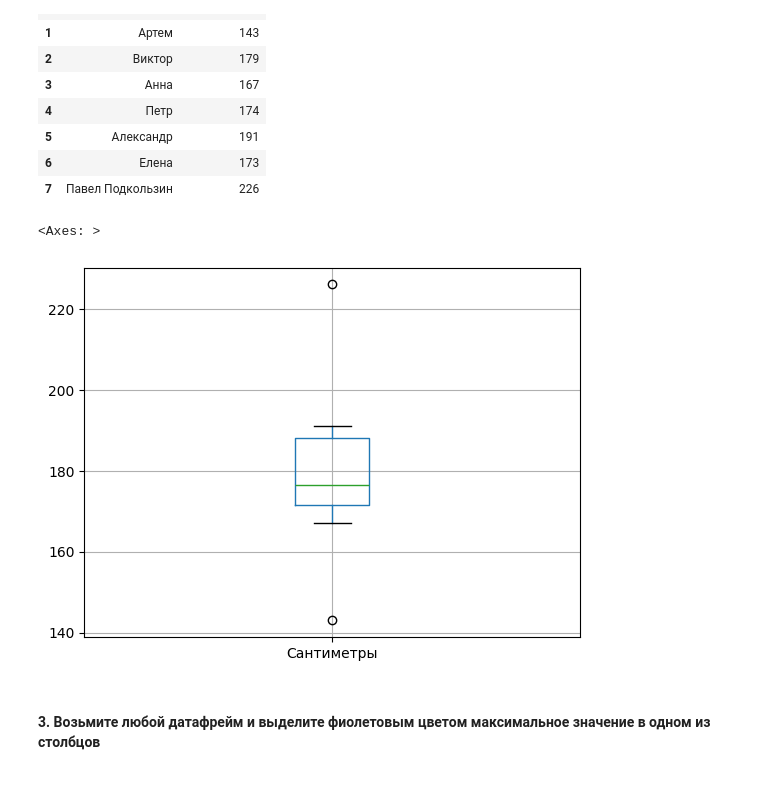
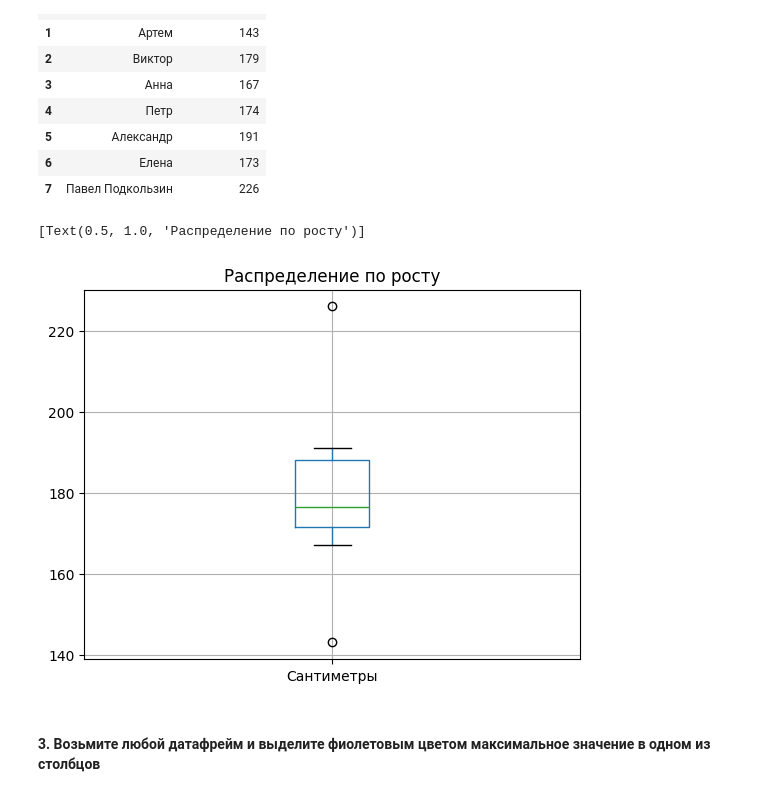
Before and after one commit to tanya25pm/reposit1, a Jupyter notebook: 1/Альфа-тест/ДЗ_4_pandas_Леонтьева Татьяна.ipynb, the cells around one changed output. Cells and saved outputs as stored; diff of their text form; code cells hidden in the pictures.

```diff
--- a/1/Альфа-тест/ДЗ_4_pandas_Леонтьева Татьяна.ipynb
+++ b/1/Альфа-тест/ДЗ_4_pandas_Леонтьева Татьяна.ipynb
@@ -542,14 +529,16 @@ df_for_boxplot
 | 7 | Павел Подкользин | 226 |
 # %%
 # your code
-df_for_boxplot.boxplot(column=['Сантиметры'])
-# выбросы попали люди с минимальным ростом 143 см (Артем) и максимальным ростом  (Павел Подлазкин)
+fig = df_for_boxplot.boxplot(column=['Сантиметры'])
+fig.set(title= 'Распределение по росту')
+
+# в выбросы # попали люди с минимальным ростом 143 см (Артем) и максимальным ростом (Павел Подлазкин)
 # медиана составляет примерно 177 см
 # нижний квартиль составляем примерно 170 см
 # верхниль квартиль составляет примерно 190 см
 # %% [output]
-<Axes: >
+[Text(0.5, 1.0, 'Распределение по росту')]
-[figure, old version]
+[figure, new version]
 # %% [markdown]
 #### 3. Возьмите любой датафрейм и выделите фиолетовым цветом максимальное значение в одном из столбцов
 # %%
```
Also changed, not shown: parts of 4 cells of this notebook, 1 other file.
